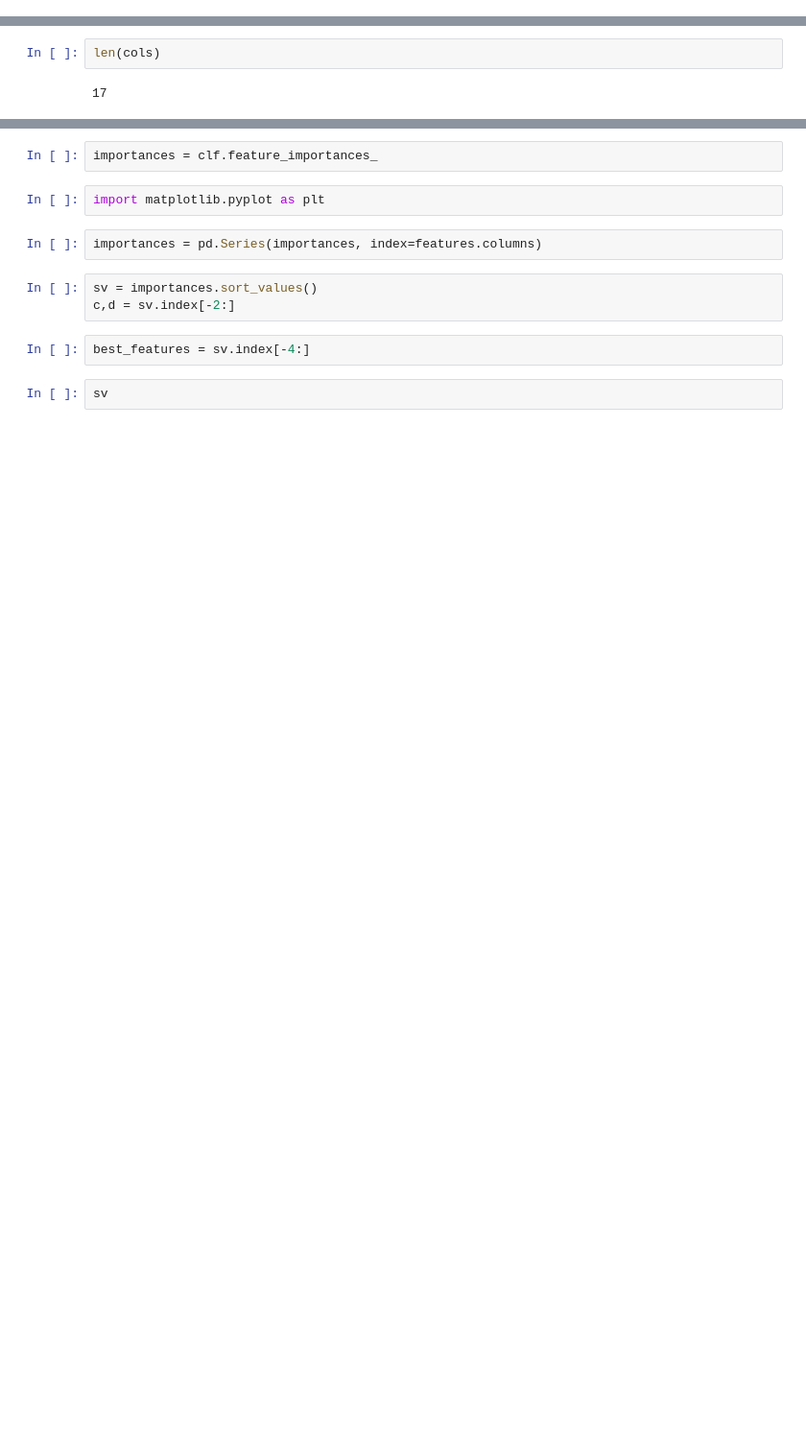
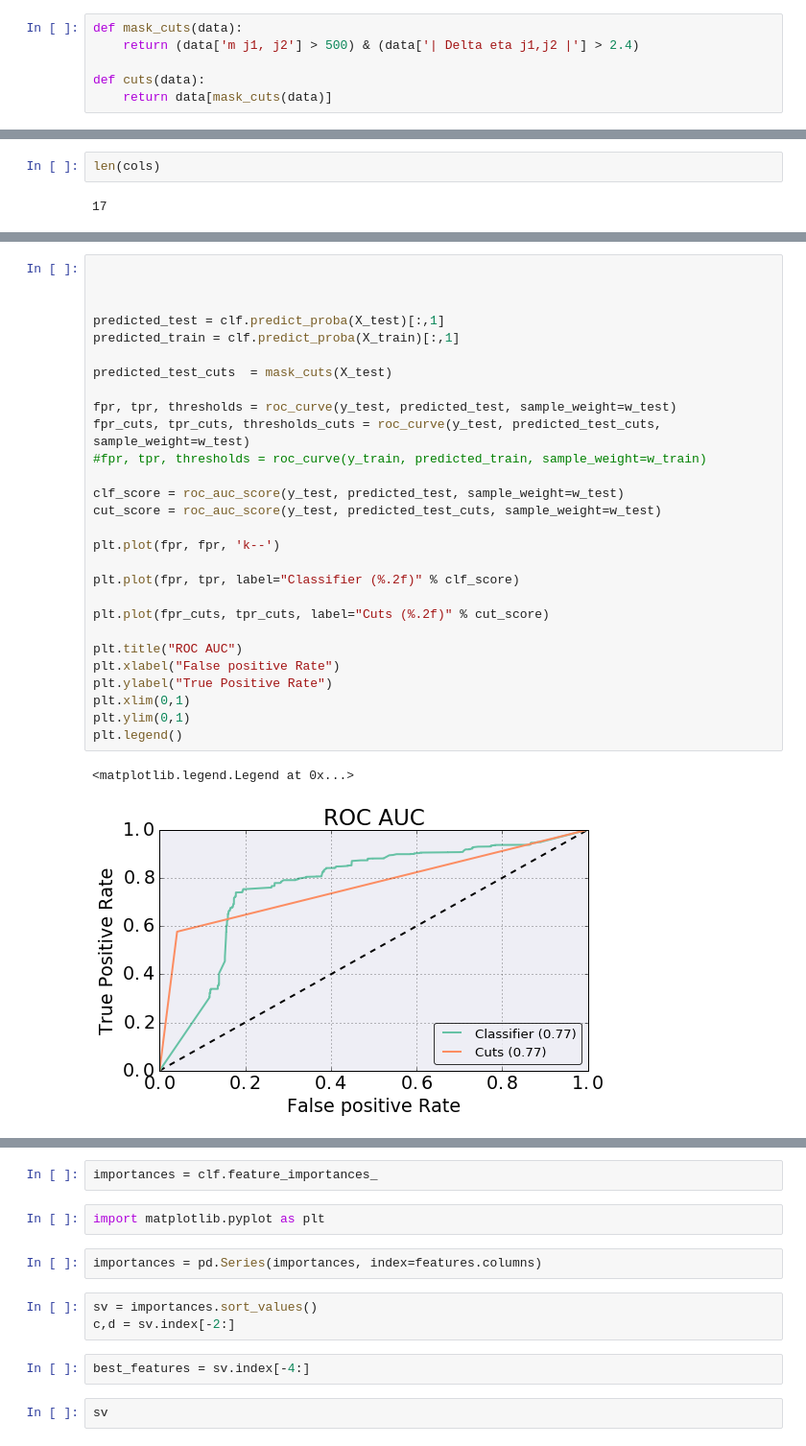
Before and after one commit to HiggsToolsRepo/VBFs_MC, a Jupyter notebook: ML/ML.ipynb, the cells around one changed output, grey strips where cells are left out. Shown at 96% size. Drawn from its saved outputs; the diff is of its cells as text; blank space fills up the shorter version.

```diff
--- a/ML/ML.ipynb
+++ b/ML/ML.ipynb
@@ -56,0 +81,6 @@ cols = features.columns
+# %%
+def mask_cuts(data):
+    return (data['m j1, j2'] > 500) & (data['| Delta eta j1,j2 |'] > 2.4)
+
+def cuts(data):
+    return data[mask_cuts(data)]
@@ -112,3 +215,34 @@ GradientBoostingClassifier(init=None, learning_rate=2, loss='deviance',
+# %%
+
+
+
+predicted_test = clf.predict_proba(X_test)[:,1]
+predicted_train = clf.predict_proba(X_train)[:,1]
+
+predicted_test_cuts  = mask_cuts(X_test)
+
+fpr, tpr, thresholds = roc_curve(y_test, predicted_test, sample_weight=w_test)
+fpr_cuts, tpr_cuts, thresholds_cuts = roc_curve(y_test, predicted_test_cuts, sample_weight=w_test)
+#fpr, tpr, thresholds = roc_curve(y_train, predicted_train, sample_weight=w_train)
+
+clf_score = roc_auc_score(y_test, predicted_test, sample_weight=w_test)
+cut_score = roc_auc_score(y_test, predicted_test_cuts, sample_weight=w_test)
+
+plt.plot(fpr, fpr, 'k--')
+
+plt.plot(fpr, tpr, label="Classifier (%.2f)" % clf_score)
+
+plt.plot(fpr_cuts, tpr_cuts, label="Cuts (%.2f)" % cut_score)
+
+plt.title("ROC AUC")
+plt.xlabel("False positive Rate")
+plt.ylabel("True Positive Rate")
+plt.xlim(0,1)
+plt.ylim(0,1)
+plt.legend()
+# %% [output]
+<matplotlib.legend.Legend at 0x...>
+[figure, added]
 # %%
 clf.score(X_test, y_test, sample_weight=w_test)
 # %% [output]
```
Also changed, not shown: parts of 49 cells of this notebook.
